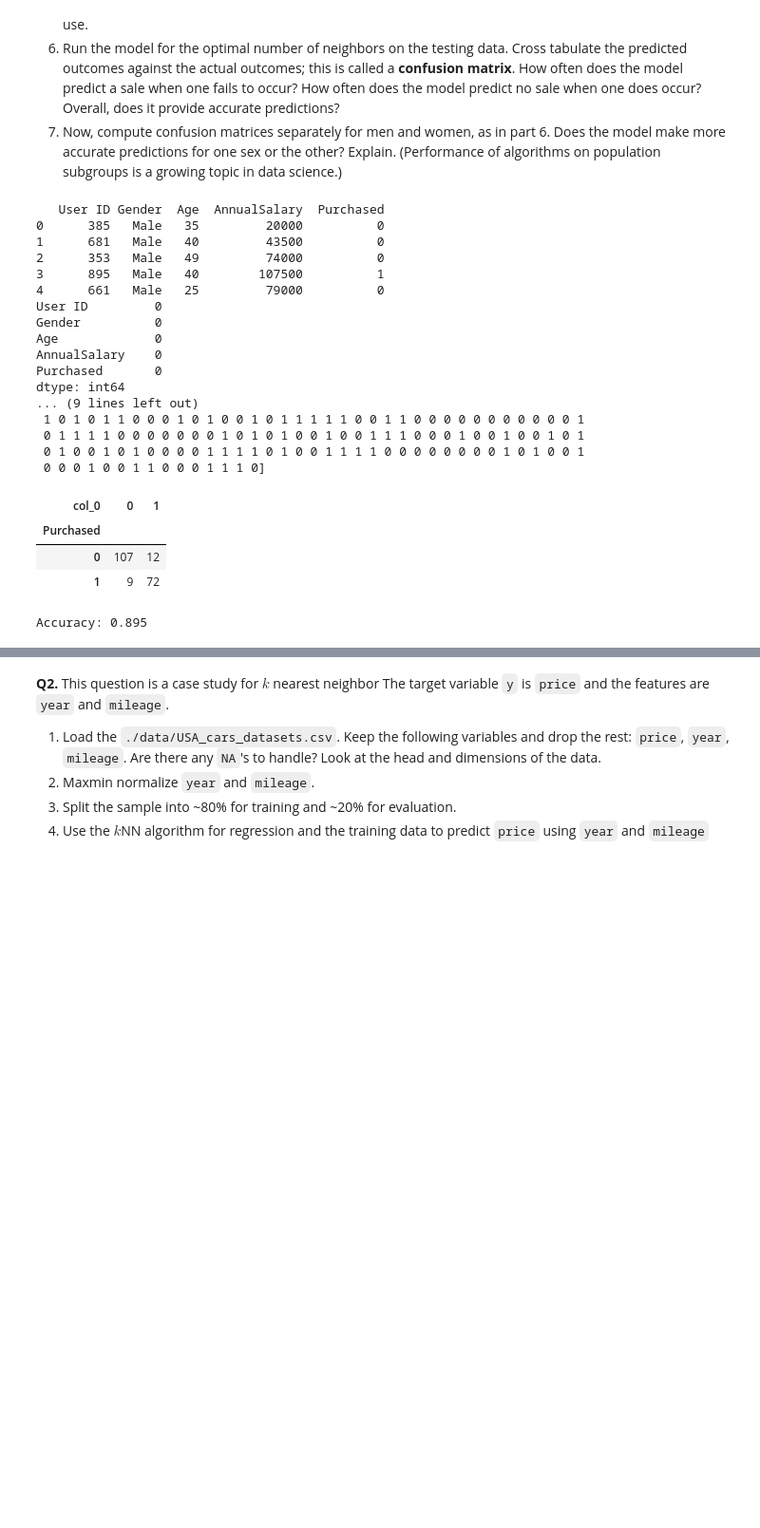
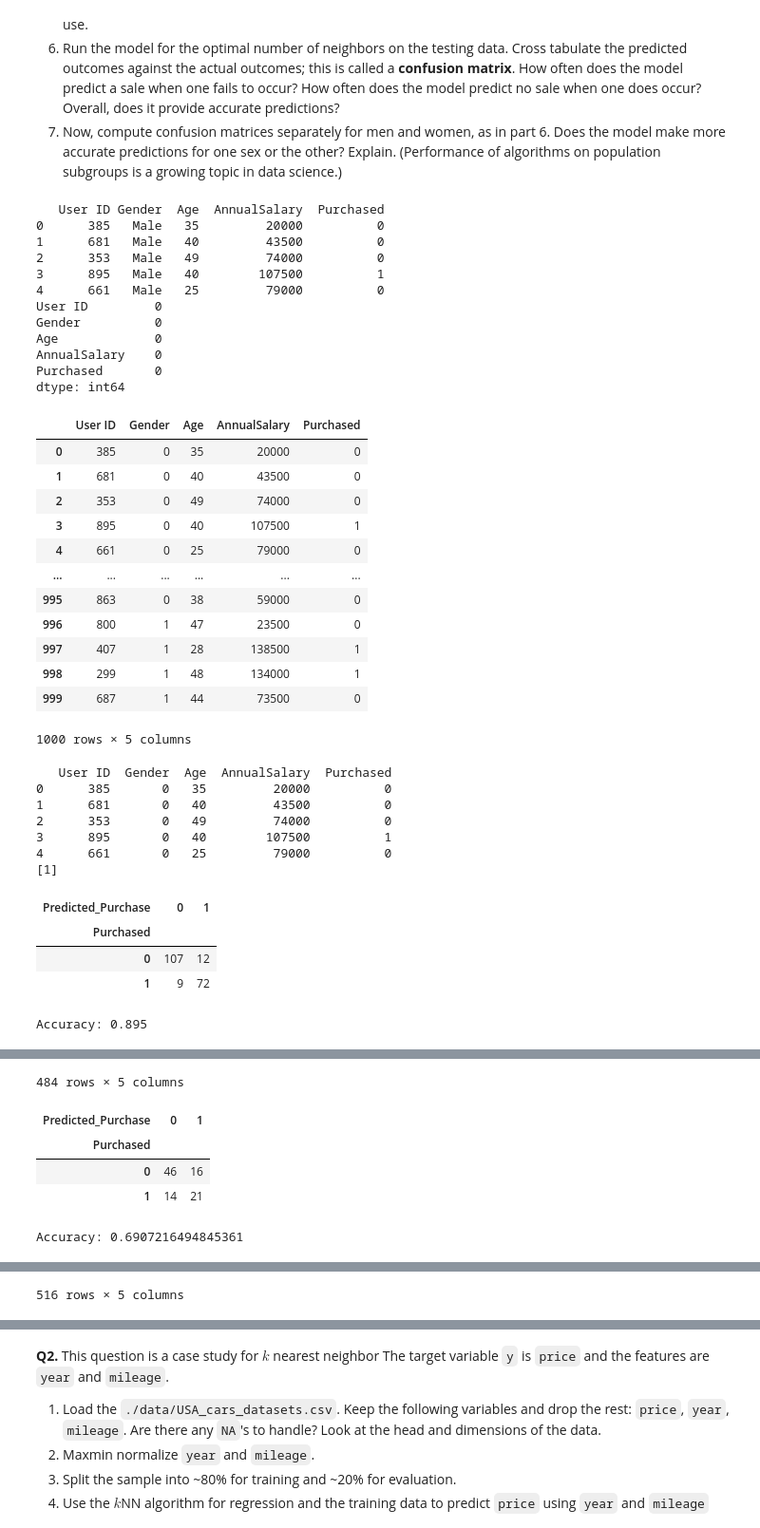
Before and after one commit to ryangunn01/assignment3, a Jupyter notebook: assignment_knn_and_kmc.ipynb, the cells around one changed output, grey strips where cells are left out. Shown: that part at 95% size. Saved outputs shown, nothing was run; the diff lists cells and outputs as text; code cells hidden in the pictures; blank space fills up the shorter version.

```diff
--- a/assignment_knn_and_kmc.ipynb
+++ b/assignment_knn_and_kmc.ipynb
@@ -21,6 +21,7 @@ print(df.head())
 print(df.isna().sum())
 #There are no missing values
 df['Gender'] = df['Gender'].replace(['Male','Female'],[0,1])
+display(df)
 print(df.head())
 #Male = 0, Female = 1
 X = df.loc[:,['Age','AnnualSalary']]
@@ -48,43 +49,89 @@ for k in range(k_bar):
   SSE_test[k] = np.sum((y_test-y_hat)**2) #Find the difference between the arrays and square, add them
   y_hat = fitted_model.predict(X_train)
   SSE_train[k] = np.sum((y_train - y_hat)**2)
 
 SSE_min = np.min(SSE_train) #We want to find the smallest SSE found in the training set
 min_index = np.where(SSE_train == SSE_min) #Now we want the indices
 k_star = k_grid[min_index] #k_grid is an array 1 - 100
 print(k_star)
 #We'll use k = 1. Now run the model
+X_train, X_test, y_train, y_test = train_test_split(X,y,test_size=.2,random_state=100)
 model = kNNClassifier(n_neighbors=1)
 classifier_model = model.fit(X_train,y_train)
 y_hat = classifier_model.predict(X_test)
-model_df = {'Purchased':y_test,'Predicted_Purchase': y_hat}
-#print(model_df['Purchased'])
-print(model_df['Predicted_Purchase'])
+model_df = pd.DataFrame({'Purchased':y_test,'Predicted_Purchase': y_hat})
 display(pd.crosstab(model_df['Purchased'],model_df['Predicted_Purchase']))
 #From research, top left is true positive and bottom right is true negative. So, to find the accuracy, can find correctly predicted proportion.
 proportion = ((107+72)/(107+12+9+72))
 print('Accuracy: '+ str(proportion))
 #The model is quite accurate at 89.5%
+#Model prediction for men
+df = pd.read_csv('./data/car_data.csv')
+df['Gender'] = df['Gender'].replace(['Male','Female'],[0,1])
+maledf = df[df['Gender'] == 0]
+display(maledf)
+X = maledf.loc[:,['Gender','AnnualSalary']]
+y = maledf['Purchased']
+male_model = kNNClassifier(n_neighbors=1)
+X_train, X_test, y_train, y_test = train_test_split(X,y,test_size=.2,random_state=100)
+classifier_model = male_model.fit(X_train,y_train)
+y_hat = classifier_model.predict(X_test)
+model_df = pd.DataFrame({'Purchased':y_test,'Predicted_Purchase': y_hat})
+display(pd.crosstab(model_df['Purchased'],model_df['Predicted_Purchase']))
+proportion = ((46+21)/(46+21+14+16))
+print('Accuracy: '+ str(proportion))
+#Model prediction for women
+df = pd.read_csv('./data/car_data.csv')
+df['Gender'] = df['Gender'].replace(['Male','Female'],[0,1])
+femaledf = df[df['Gender'] == 1]
+display(femaledf)
+X = femaledf.loc[:,['Gender','AnnualSalary']]
+y = femaledf['Purchased']
+male_model = kNNClassifier(n_neighbors=1)
+X_train, X_test, y_train, y_test = train_test_split(X,y,test_size=.2,random_state=100)
+classifier_model = male_model.fit(X_train,y_train)
+y_hat = classifier_model.predict(X_test)
+model_df = pd.DataFrame({'Purchased':y_test,'Predicted_Purchase': y_hat})
+display(pd.crosstab(model_df['Purchased'],model_df['Predicted_Purchase']))
+proportion = ((47+26)/(47+26+14+17))
+print('Accuracy: '+ str(proportion))
+
+#The model is slightly more accurate for women than it is for men.
 # %% [output]
    User ID Gender  Age  AnnualSalary  Purchased
 0      385   Male   35         20000          0
 1      681   Male   40         43500          0
 2      353   Male   49         74000          0
 3      895   Male   40        107500          1
 4      661   Male   25         79000          0
 User ID         0
 Gender          0
 Age             0
 AnnualSalary    0
 Purchased       0
 dtype: int64
-... (9 lines left out)
- 1 0 1 0 1 1 0 0 0 1 0 1 0 0 1 0 1 1 1 1 1 0 0 1 1 0 0 0 0 0 0 0 0 0 0 0 1
- 0 1 1 1 1 0 0 0 0 0 0 0 1 0 1 0 1 0 0 1 0 0 1 1 1 0 0 0 1 0 0 1 0 0 1 0 1
- 0 1 0 0 1 0 1 0 0 0 0 1 1 1 1 0 1 0 0 1 1 1 1 0 0 0 0 0 0 0 0 1 0 1 0 0 1
- 0 0 0 1 0 0 1 1 0 0 0 1 1 1 0]
-| col_0 | 0 | 1 |
-| Purchased |  |  |
-| 0 | 107 | 12 |
-| 1 | 9 | 72 |
+|  | User ID | Gender | Age | AnnualSalary | Purchased |
+| 0 | 385 | 0 | 35 | 20000 | 0 |
+| 1 | 681 | 0 | 40 | 43500 | 0 |
+| 2 | 353 | 0 | 49 | 74000 | 0 |
+| 3 | 895 | 0 | 40 | 107500 | 1 |
+| 4 | 661 | 0 | 25 | 79000 | 0 |
+| ... | ... | ... | ... | ... | ... |
+| 995 | 863 | 0 | 38 | 59000 | 0 |
+| 996 | 800 | 1 | 47 | 23500 | 0 |
+| 997 | 407 | 1 | 28 | 138500 | 1 |
+| 998 | 299 | 1 | 48 | 134000 | 1 |
+| 999 | 687 | 1 | 44 | 73500 | 0 |
-Accuracy: 0.895
+1000 rows × 5 columns
+   User ID  Gender  Age  AnnualSalary  Purchased
+0      385       0   35         20000          0
+1      681       0   40         43500          0
+2      353       0   49         74000          0
+3      895       0   40        107500          1
+4      661       0   25         79000          0
+[1]
+| Predicted_Purchase | 0 | 1 |
+| Purchased |  |  |
+| 0 | 107 | 12 |
+| 1 | 9 | 72 |
+Accuracy: 0.895
@@ -90,0 +150,6 @@ Accuracy: 0.895
+484 rows × 5 columns
+| Predicted_Purchase | 0 | 1 |
+| Purchased |  |  |
+| 0 | 46 | 16 |
+| 1 | 14 | 21 |
+Accuracy: 0.6907216494845361
@@ -90,0 +168 @@ Accuracy: 0.895
+516 rows × 5 columns
```
Also changed, not shown: parts of 1 cell of this notebook.
